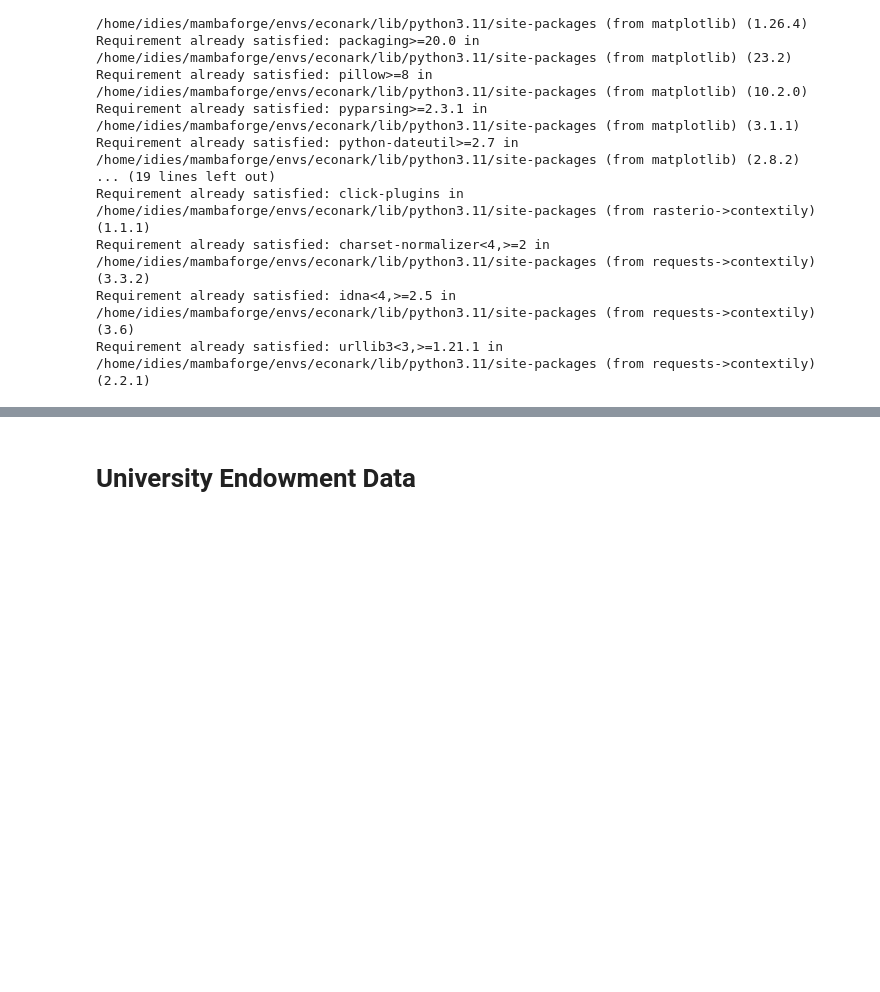
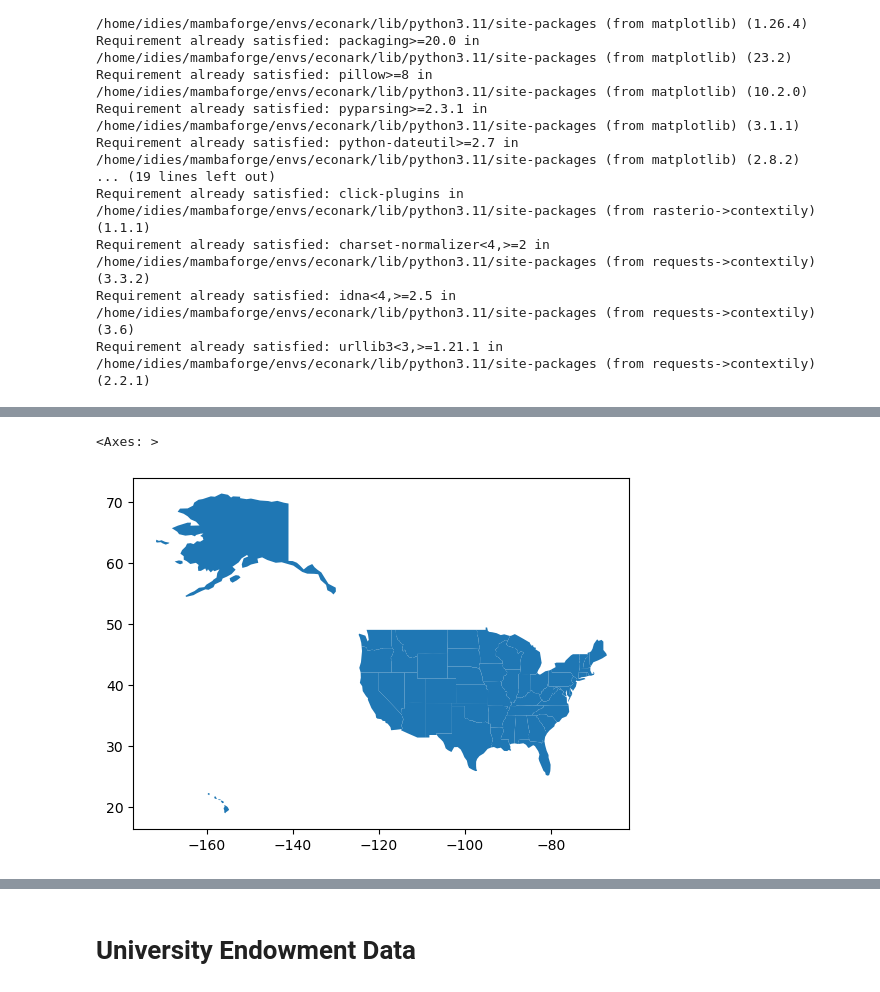
Before and after one commit to mayaniyogi/as.180.369, a Jupyter notebook: contrib/mayaniyogi/Working_notebook.ipynb, the cells around one changed output, grey strips where cells are left out. Saved outputs shown, nothing was run; the diff lists cells and outputs as text; code cells hidden in the pictures; blank space fills up the shorter version.

```diff
--- a/contrib/mayaniyogi/Working_notebook.ipynb
+++ b/contrib/mayaniyogi/Working_notebook.ipynb
@@ -681,0 +698,11 @@ print(cc_df)
+# %%
+# Specify the full path to the shapefile
+
+path= os.getcwd()
+shapefile_path = path + '/Shape File/ne_110m_admin_1_states_provinces.shp'
+
+# Load the shapefile into a GeoDataFrame
+gdf = gpd.read_file(shapefile_path)
+
+# Display the first few rows of the GeoDataFrame
+print(gdf.head())
@@ -681,0 +727,5 @@ print(cc_df)
+# %%
+gdf.plot()
+# %% [output]
+<Axes: >
+[figure, added]
```
Also changed, not shown: parts of 14 cells of this notebook.
